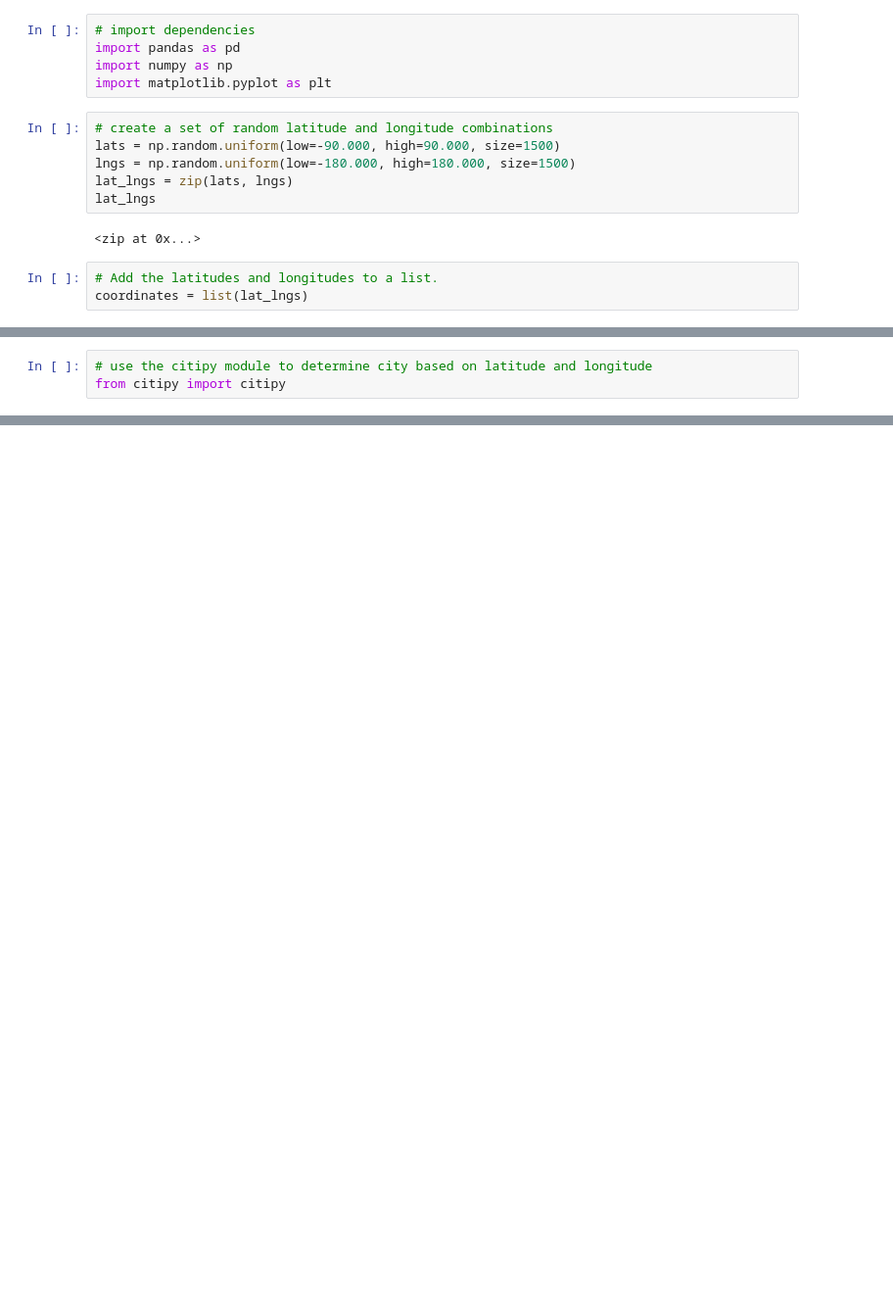
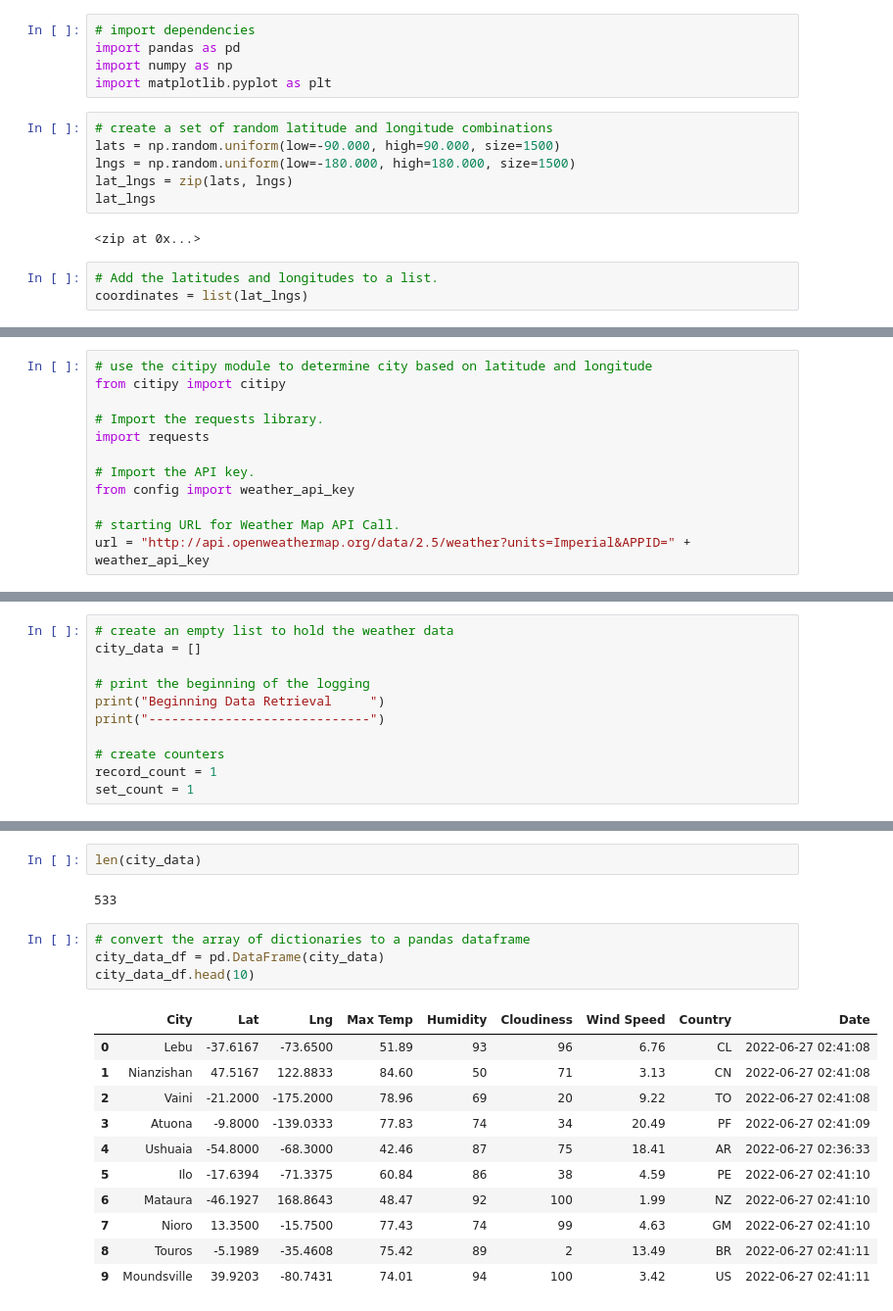
Before and after one commit to BryantKlewer/World_Weather_Analysis, a Jupyter notebook: WeatherPy.ipynb, the cells around one changed output, grey strips where cells are left out. Shown at 98% size. Cells and saved outputs as stored; diff of their text form; blank space fills up the shorter version.

Commit message:
updating code in WeatherPy and adding weather_data file

```diff
--- a/WeatherPy.ipynb
+++ b/WeatherPy.ipynb
@@ -39,6 +39,15 @@ for coordinate in coordinates:
 # %%
 # use the citipy module to determine city based on latitude and longitude
 from citipy import citipy
+
+# Import the requests library.
+import requests
+
+# Import the API key.
+from config import weather_api_key
+
+# starting URL for Weather Map API Call.
+url = "http://api.openweathermap.org/data/2.5/weather?units=Imperial&APPID=" + weather_api_key
 # %%
 # create a list for holding the cities
 cities= []
@@ -57,0 +71,11 @@ len(cities)
+# %%
+# create an empty list to hold the weather data
+city_data = []
+
+# print the beginning of the logging
+print("Beginning Data Retrieval     ")
+print("-----------------------------")
+
+# create counters
+record_count = 1
+set_count = 1
@@ -57,0 +155,20 @@ len(cities)
+# %%
+len(city_data)
+# %% [output]
+533
+# %%
+# convert the array of dictionaries to a pandas dataframe
+city_data_df = pd.DataFrame(city_data)
+city_data_df.head(10)
+# %% [output]
+|  | City | Lat | Lng | Max Temp | Humidity | Cloudiness | Wind Speed | Country | Date |
+| 0 | Lebu | -37.6167 | -73.6500 | 51.89 | 93 | 96 | 6.76 | CL | 2022-06-27 02:41:08 |
+| 1 | Nianzishan | 47.5167 | 122.8833 | 84.60 | 50 | 71 | 3.13 | CN | 2022-06-27 02:41:08 |
+| 2 | Vaini | -21.2000 | -175.2000 | 78.96 | 69 | 20 | 9.22 | TO | 2022-06-27 02:41:08 |
+| 3 | Atuona | -9.8000 | -139.0333 | 77.83 | 74 | 34 | 20.49 | PF | 2022-06-27 02:41:09 |
+| 4 | Ushuaia | -54.8000 | -68.3000 | 42.46 | 87 | 75 | 18.41 | AR | 2022-06-27 02:36:33 |
+| 5 | Ilo | -17.6394 | -71.3375 | 60.84 | 86 | 38 | 4.59 | PE | 2022-06-27 02:41:10 |
+| 6 | Mataura | -46.1927 | 168.8643 | 48.47 | 92 | 100 | 1.99 | NZ | 2022-06-27 02:41:10 |
+| 7 | Nioro | 13.3500 | -15.7500 | 77.43 | 74 | 99 | 4.63 | GM | 2022-06-27 02:41:10 |
+| 8 | Touros | -5.1989 | -35.4608 | 75.42 | 89 | 2 | 13.49 | BR | 2022-06-27 02:41:11 |
+| 9 | Moundsville | 39.9203 | -80.7431 | 74.01 | 94 | 100 | 3.42 | US | 2022-06-27 02:41:11 |
```
Also changed, not shown: parts of 7 cells of this notebook, 3 other files.
